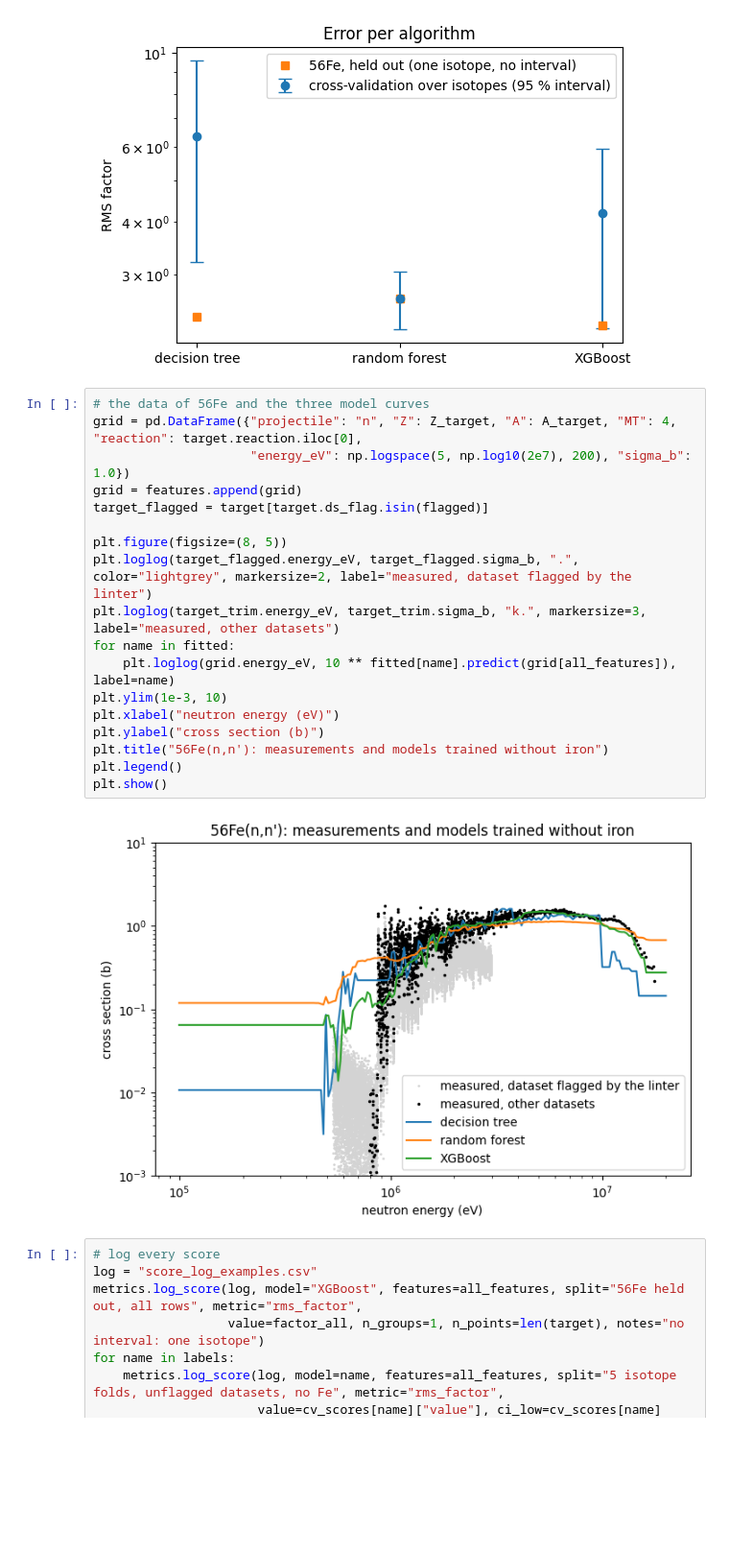
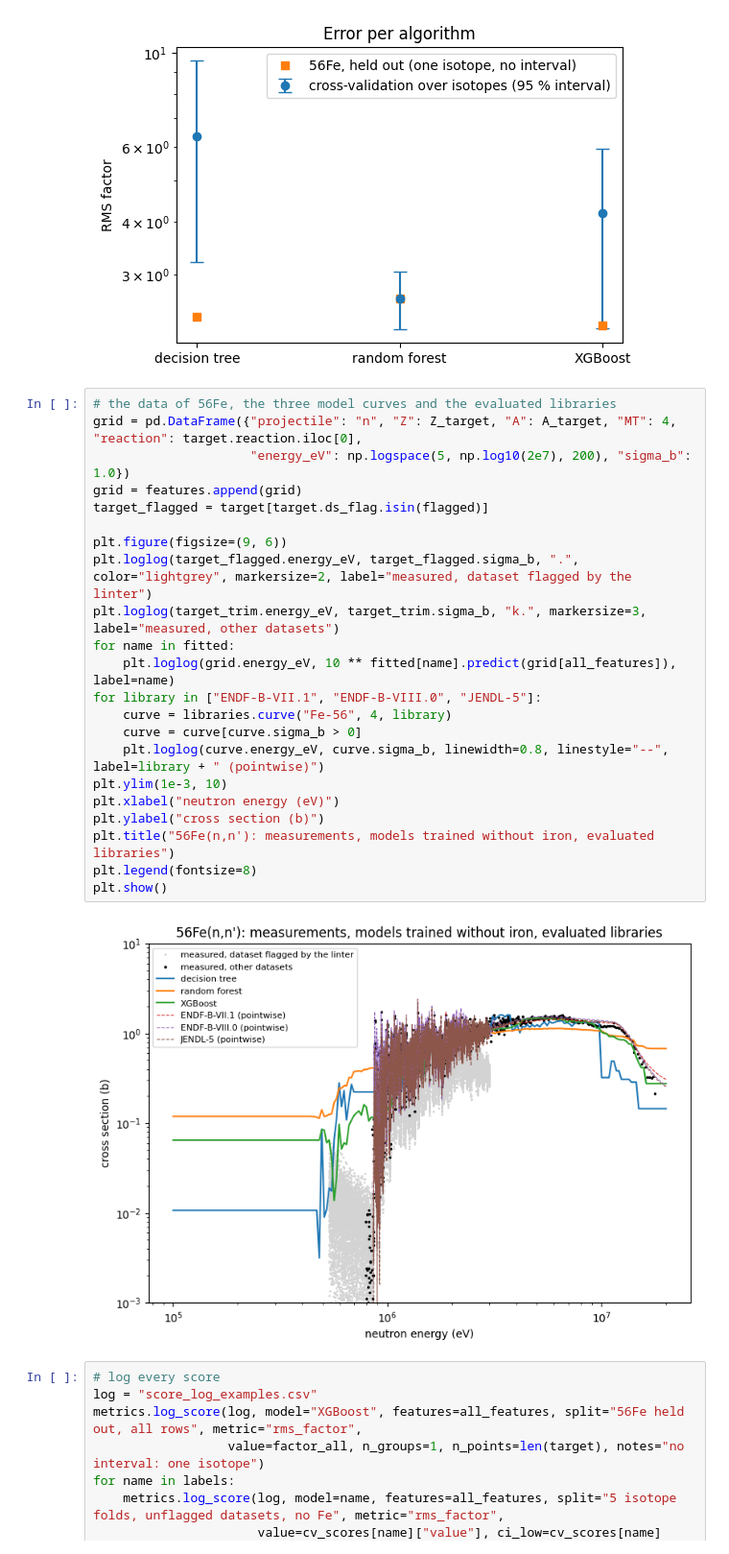
Before and after one commit to WHopkins-git/xsml, a Jupyter notebook: examples/industry_Fe56_inelastic.ipynb, the cells around one changed output. Shown at 96% size. Cells and saved outputs as stored; diff of their text form; blank space fills up the shorter version.

```diff
--- a/examples/industry_Fe56_inelastic.ipynb
+++ b/examples/industry_Fe56_inelastic.ipynb
@@ -142,25 +142,29 @@ plt.show()
 # %% [output]
 [figure]
 # %%
-# the data of 56Fe and the three model curves
+# the data of 56Fe, the three model curves and the evaluated libraries
 grid = pd.DataFrame({"projectile": "n", "Z": Z_target, "A": A_target, "MT": 4, "reaction": target.reaction.iloc[0],
                      "energy_eV": np.logspace(5, np.log10(2e7), 200), "sigma_b": 1.0})
 grid = features.append(grid)
 target_flagged = target[target.ds_flag.isin(flagged)]
 
-plt.figure(figsize=(8, 5))
+plt.figure(figsize=(9, 6))
 plt.loglog(target_flagged.energy_eV, target_flagged.sigma_b, ".", color="lightgrey", markersize=2, label="measured, dataset flagged by the linter")
 plt.loglog(target_trim.energy_eV, target_trim.sigma_b, "k.", markersize=3, label="measured, other datasets")
 for name in fitted:
     plt.loglog(grid.energy_eV, 10 ** fitted[name].predict(grid[all_features]), label=name)
+for library in ["ENDF-B-VII.1", "ENDF-B-VIII.0", "JENDL-5"]:
+    curve = libraries.curve("Fe-56", 4, library)
+    curve = curve[curve.sigma_b > 0]
+    plt.loglog(curve.energy_eV, curve.sigma_b, linewidth=0.8, linestyle="--", label=library + " (pointwise)")
 plt.ylim(1e-3, 10)
 plt.xlabel("neutron energy (eV)")
 plt.ylabel("cross section (b)")
-plt.title("56Fe(n,n'): measurements and models trained without iron")
-plt.legend()
+plt.title("56Fe(n,n'): measurements, models trained without iron, evaluated libraries")
+plt.legend(fontsize=8)
 plt.show()
 # %% [output]
-[figure, old version]
+[figure, new version]
 # %%
 # log every score
 log = "score_log_examples.csv"
```
Also changed, not shown: parts of 1 cell of this notebook, 9 other files.
